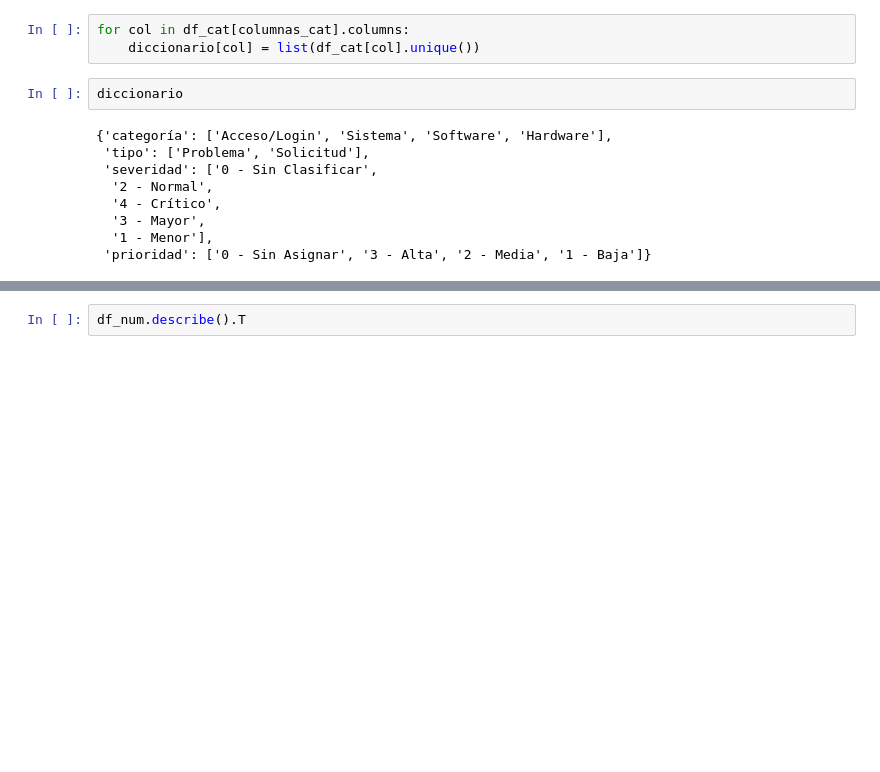
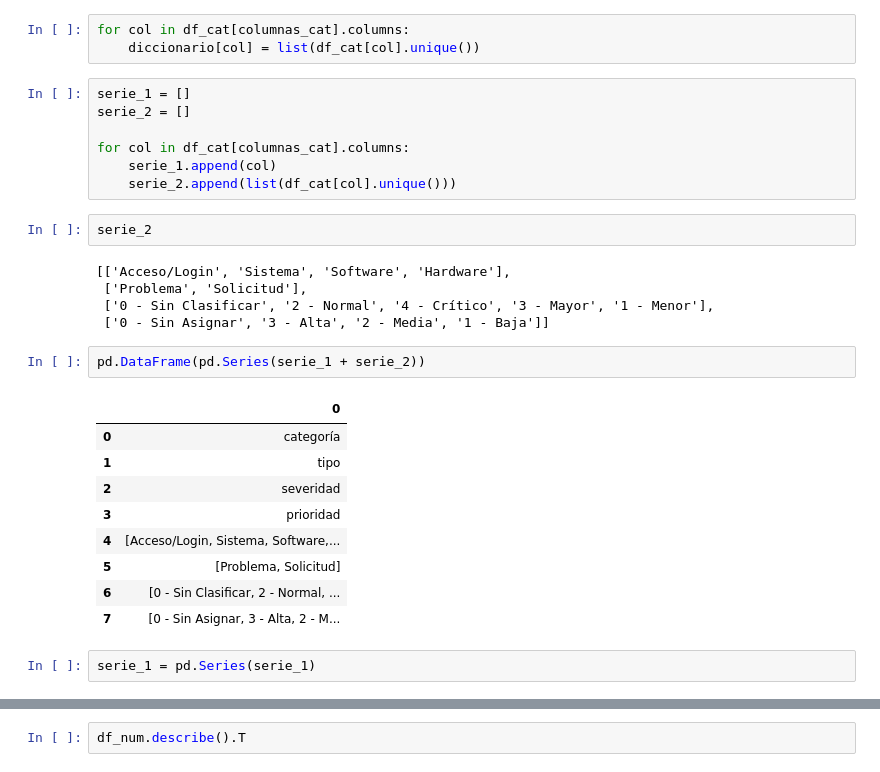
Before and after one commit to NataliaBarquin/Adalab_Pair_programming_4_EDA_limpieza_ETL, a Jupyter notebook: EDA/EDA_1.ipynb, the cells around one changed output, grey strips where cells are left out. Saved outputs shown, nothing was run; the diff lists cells and outputs as text; blank space fills up the shorter version.

```diff
--- a/EDA/EDA_1.ipynb
+++ b/EDA/EDA_1.ipynb
@@ -117,14 +114,31 @@ diccionario = {}
 # %%
 for col in df_cat[columnas_cat].columns:
     diccionario[col] = list(df_cat[col].unique())
-# %%
-diccionario
-# %% [output]
-{'categoría': ['Acceso/Login', 'Sistema', 'Software', 'Hardware'],
- 'tipo': ['Problema', 'Solicitud'],
- 'severidad': ['0 - Sin Clasificar',
-  '2 - Normal',
-  '4 - Crítico',
-  '3 - Mayor',
-  '1 - Menor'],
- 'prioridad': ['0 - Sin Asignar', '3 - Alta', '2 - Media', '1 - Baja']}
+# %%
+serie_1 = []
+serie_2 = []
+
+for col in df_cat[columnas_cat].columns:
+    serie_1.append(col)
+    serie_2.append(list(df_cat[col].unique()))
+# %%
+serie_2
+# %% [output]
+[['Acceso/Login', 'Sistema', 'Software', 'Hardware'],
+ ['Problema', 'Solicitud'],
+ ['0 - Sin Clasificar', '2 - Normal', '4 - Crítico', '3 - Mayor', '1 - Menor'],
+ ['0 - Sin Asignar', '3 - Alta', '2 - Media', '1 - Baja']]
+# %%
+pd.DataFrame(pd.Series(serie_1 + serie_2))
+# %% [output]
+|  | 0 |
+| 0 | categoría |
+| 1 | tipo |
+| 2 | severidad |
+| 3 | prioridad |
+| 4 | [Acceso/Login, Sistema, Software,... |
+| 5 | [Problema, Solicitud] |
+| 6 | [0 - Sin Clasificar, 2 - Normal, ... |
+| 7 | [0 - Sin Asignar, 3 - Alta, 2 - M... |
+# %%
+serie_1 = pd.Series(serie_1)
```
Also changed, not shown: parts of 7 cells of this notebook, 2 other files.
